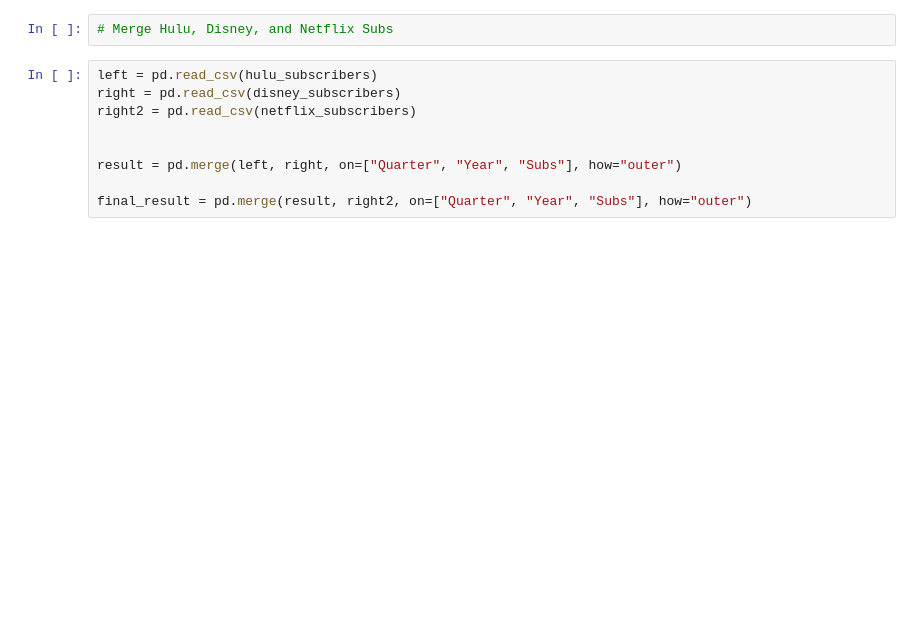
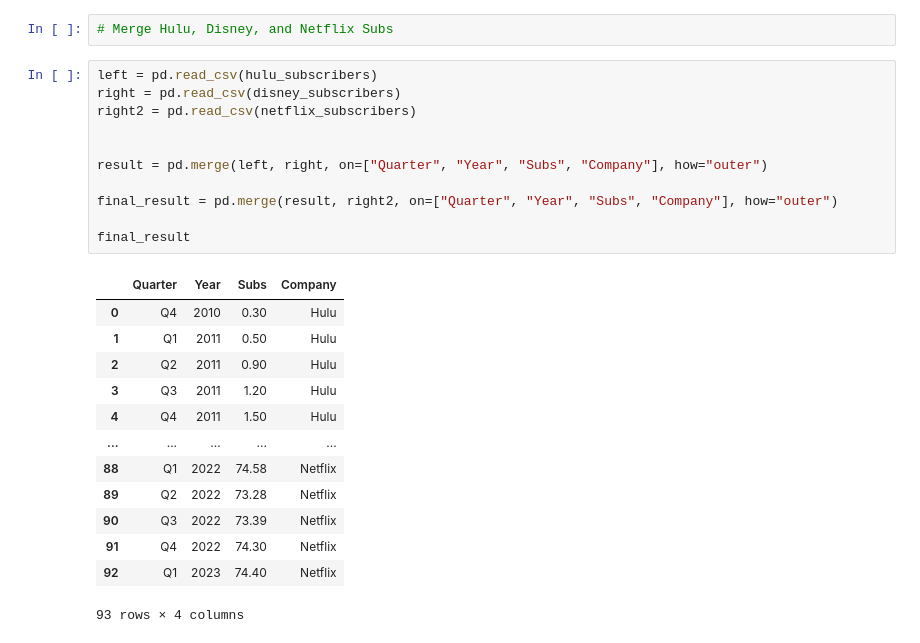
Before and after one commit to SavPepper22/Project-1-Team-3, a Jupyter notebook: Final.ipynb, the cells around one changed output. Cells and saved outputs as stored; diff of their text form; blank space fills up the shorter version.

```diff
--- a/Final.ipynb
+++ b/Final.ipynb
@@ -46,9 +46,25 @@ df_netflix = pd.read_csv(netflix_subscribers)
 # %%
 left = pd.read_csv(hulu_subscribers)
 right = pd.read_csv(disney_subscribers)
 right2 = pd.read_csv(netflix_subscribers)
 
 
-result = pd.merge(left, right, on=["Quarter", "Year", "Subs"], how="outer")
+result = pd.merge(left, right, on=["Quarter", "Year", "Subs", "Company"], how="outer")
 
-final_result = pd.merge(result, right2, on=["Quarter", "Year", "Subs"], how="outer")
+final_result = pd.merge(result, right2, on=["Quarter", "Year", "Subs", "Company"], how="outer")
+
+final_result
+# %% [output]
+|  | Quarter | Year | Subs | Company |
+| 0 | Q4 | 2010 | 0.30 | Hulu |
+| 1 | Q1 | 2011 | 0.50 | Hulu |
+| 2 | Q2 | 2011 | 0.90 | Hulu |
+| 3 | Q3 | 2011 | 1.20 | Hulu |
+| 4 | Q4 | 2011 | 1.50 | Hulu |
+| ... | ... | ... | ... | ... |
+| 88 | Q1 | 2022 | 74.58 | Netflix |
+| 89 | Q2 | 2022 | 73.28 | Netflix |
+| 90 | Q3 | 2022 | 73.39 | Netflix |
+| 91 | Q4 | 2022 | 74.30 | Netflix |
+| 92 | Q1 | 2023 | 74.40 | Netflix |
+93 rows × 4 columns
```
Also changed, not shown: parts of 8 cells of this notebook, 6 other files.
